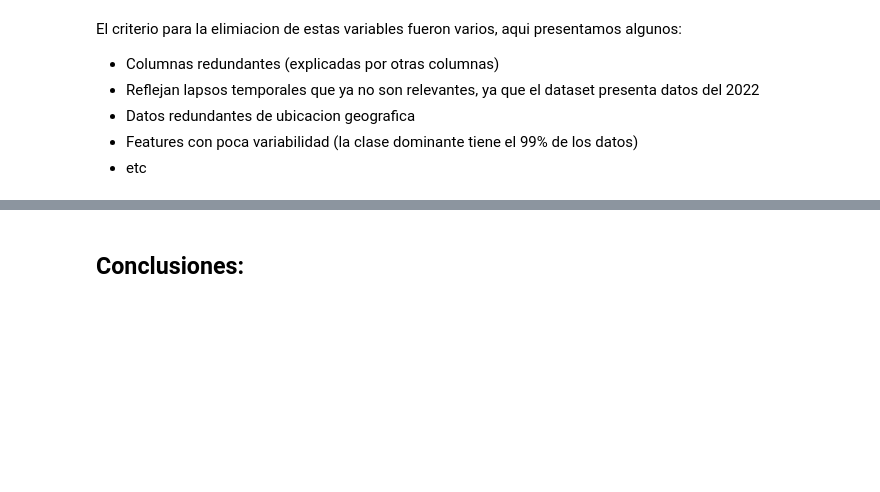
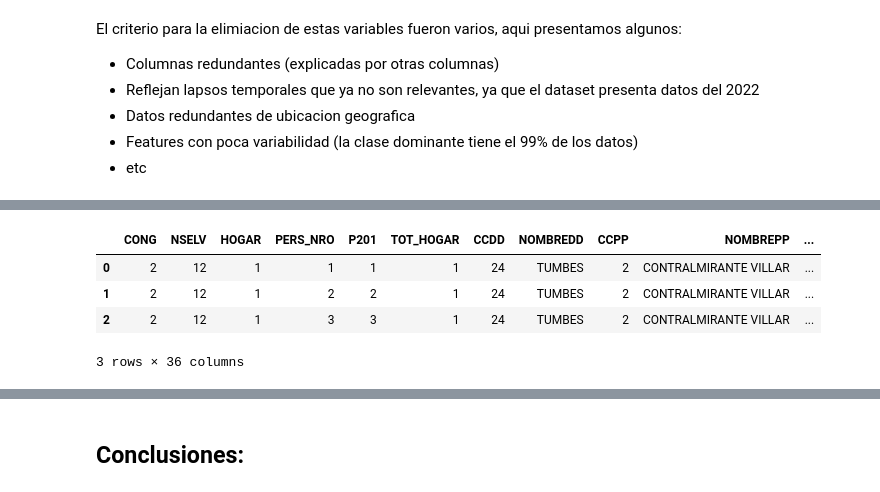
Before and after one commit to AlexCh069/proyect_data_sciencie, a Jupyter notebook: data_explore.ipynb, the cells around one changed output, grey strips where cells are left out. Saved outputs shown, nothing was run; the diff lists cells and outputs as text; code cells hidden in the pictures; blank space fills up the shorter version.

```diff
--- a/data_explore.ipynb
+++ b/data_explore.ipynb
@@ -66,0 +72,9 @@ df.head()
+# %%
+df1 = pd.read_csv('./in/V_ENL2022_200.csv',encoding='latin-1')
+df1.head(3)
+# %% [output]
+|  | CONG | NSELV | HOGAR | PERS_NRO | P201 | TOT_HOGAR | CCDD | NOMBREDD | CCPP | NOMBREPP | ... |
+| 0 | 2 | 12 | 1 | 1 | 1 | 1 | 24 | TUMBES | 2 | CONTRALMIRANTE VILLAR | ... |
+| 1 | 2 | 12 | 1 | 2 | 2 | 1 | 24 | TUMBES | 2 | CONTRALMIRANTE VILLAR | ... |
+| 2 | 2 | 12 | 1 | 3 | 3 | 1 | 24 | TUMBES | 2 | CONTRALMIRANTE VILLAR | ... |
+3 rows × 36 columns
```
Also changed, not shown: parts of 24 cells of this notebook, 9 other files.
